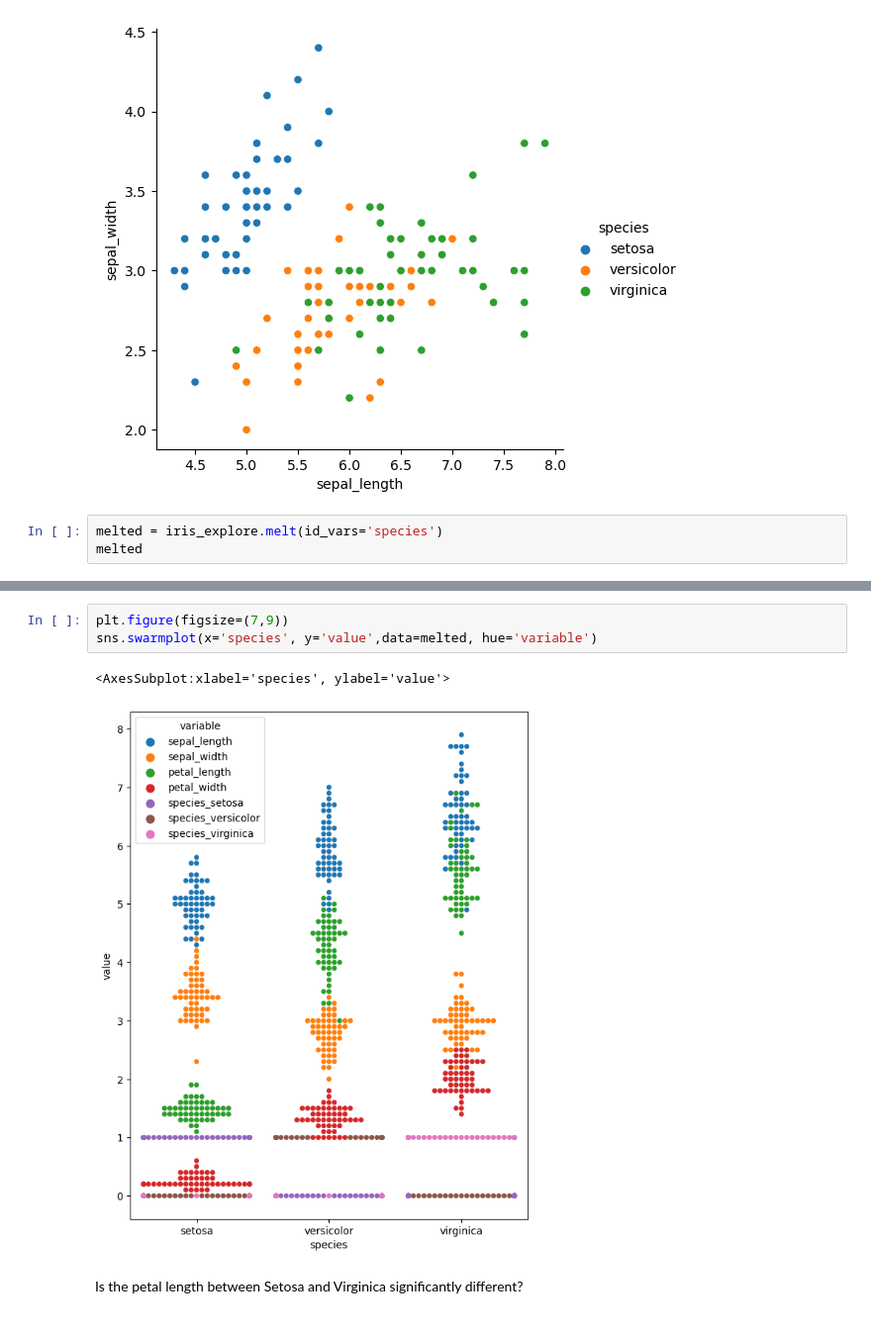
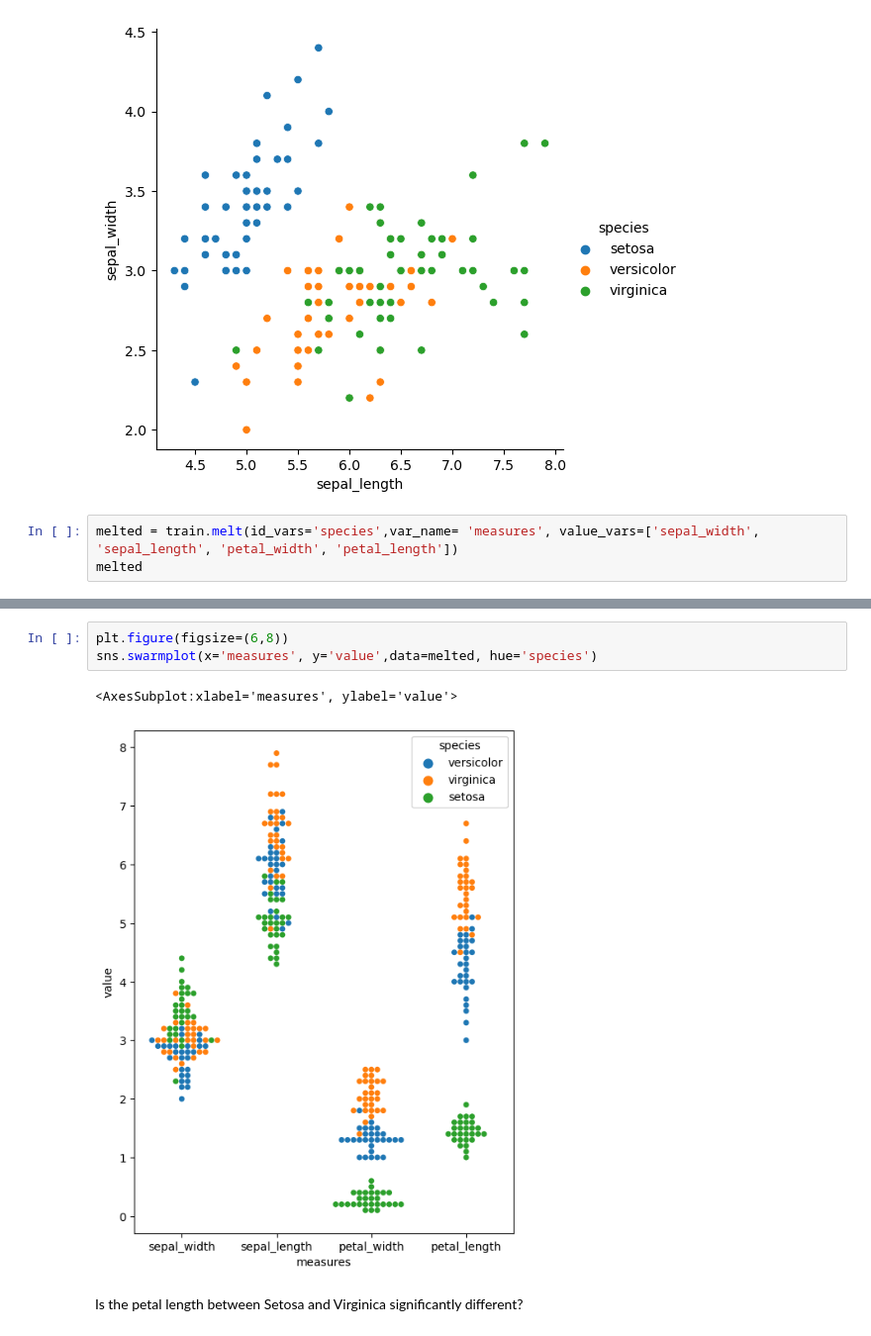
Before and after one commit to carlopdeleon/classification-exercises, a Jupyter notebook: classification_exercises.ipynb, the cells around one changed output, grey strips where cells are left out. Shown at 99% size. Saved outputs shown, nothing was run; the diff lists cells and outputs as text.

```diff
--- a/classification_exercises.ipynb
+++ b/classification_exercises.ipynb
@@ -1325,6 +1337,6 @@ sns.relplot(x='sepal_length', y='sepal_width', hue='species', data=iris_explore)
 <seaborn.axisgrid.FacetGrid at 0x...>
 [figure]
 # %%
-melted = iris_explore.melt(id_vars='species')
+melted = train.melt(id_vars='species',var_name= 'measures', value_vars=['sepal_width', 'sepal_length', 'petal_width', 'petal_length'])
 melted
 # %% [output]
@@ -1349,9 +1369,9 @@ sns.swarmplot(x='species', y='value',data=melted)
 # %%
-plt.figure(figsize=(7,9))
-sns.swarmplot(x='species', y='value',data=melted, hue='variable')
+plt.figure(figsize=(6,8))
+sns.swarmplot(x='measures', y='value',data=melted, hue='species')
 # %% [output]
-<AxesSubplot:xlabel='species', ylabel='value'>
+<AxesSubplot:xlabel='measures', ylabel='value'>
-[figure, old version]
+[figure, new version]
 # %% [markdown]
 Is the petal length between Setosa and Virginica significantly different?
 # %%
```
Also changed, not shown: parts of 22 cells of this notebook.
